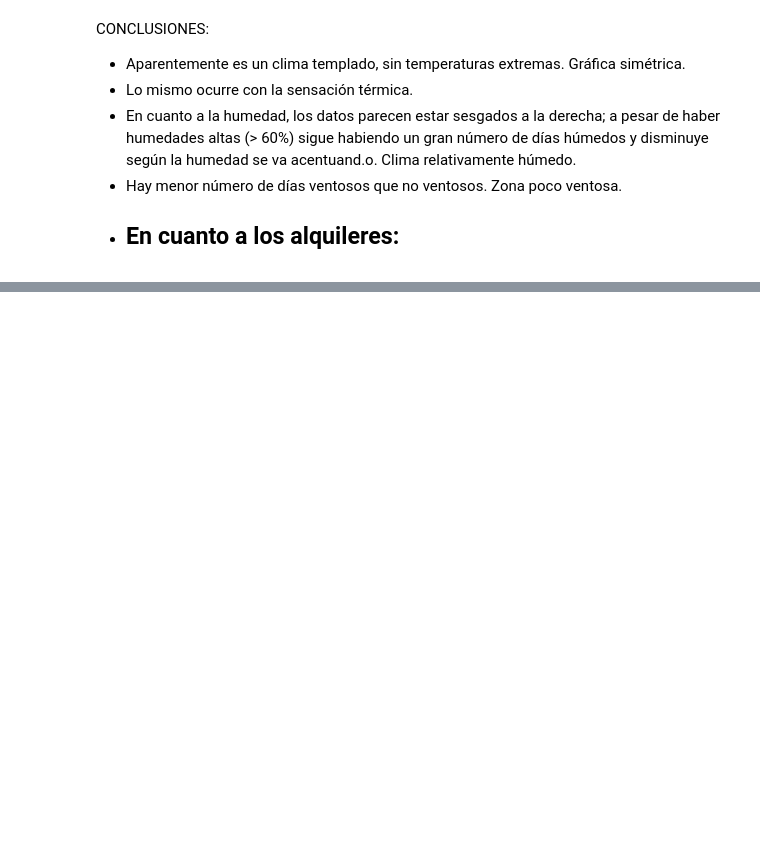
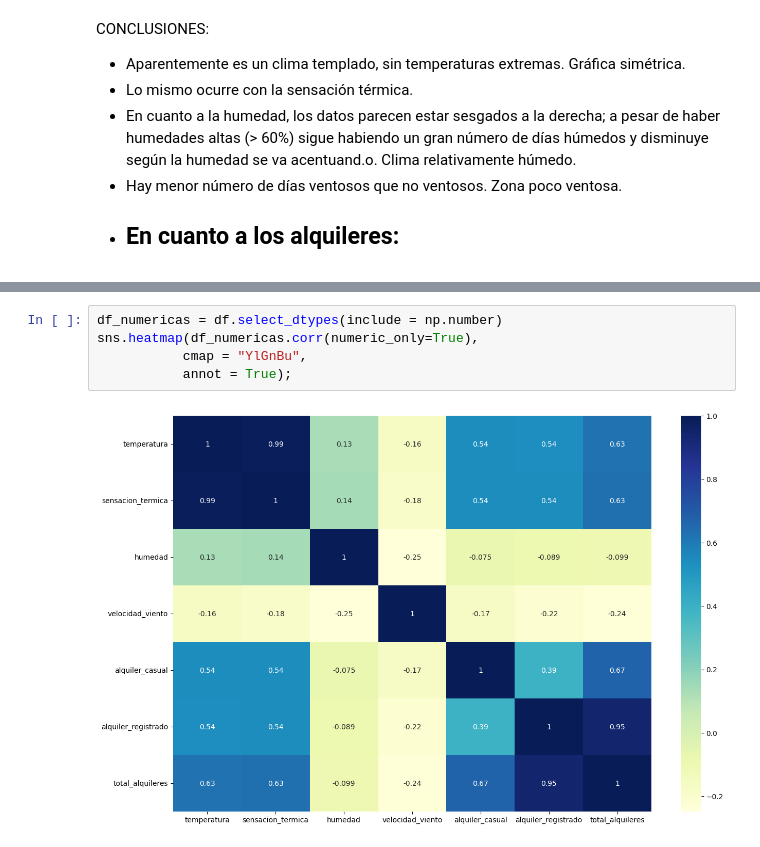
Before and after one commit to LourdesBoj/promoE-modulo3-proyecto-equipo3-Andrea-Catalina-Lourdes-AnaLopez, a Jupyter notebook: EDA.ipynb, the cells around one changed output, grey strips where cells are left out. Saved outputs shown, nothing was run; the diff lists cells and outputs as text; blank space fills up the shorter version.

```diff
--- a/EDA.ipynb
+++ b/EDA.ipynb
@@ -276,0 +283,7 @@ fig.delaxes(axes[-3]);
+# %%
+df_numericas = df.select_dtypes(include = np.number)
+sns.heatmap(df_numericas.corr(numeric_only=True),
+           cmap = "YlGnBu",
+           annot = True);
+# %% [output]
+[figure, added]
```
Also changed, not shown: parts of 20 cells of this notebook.
